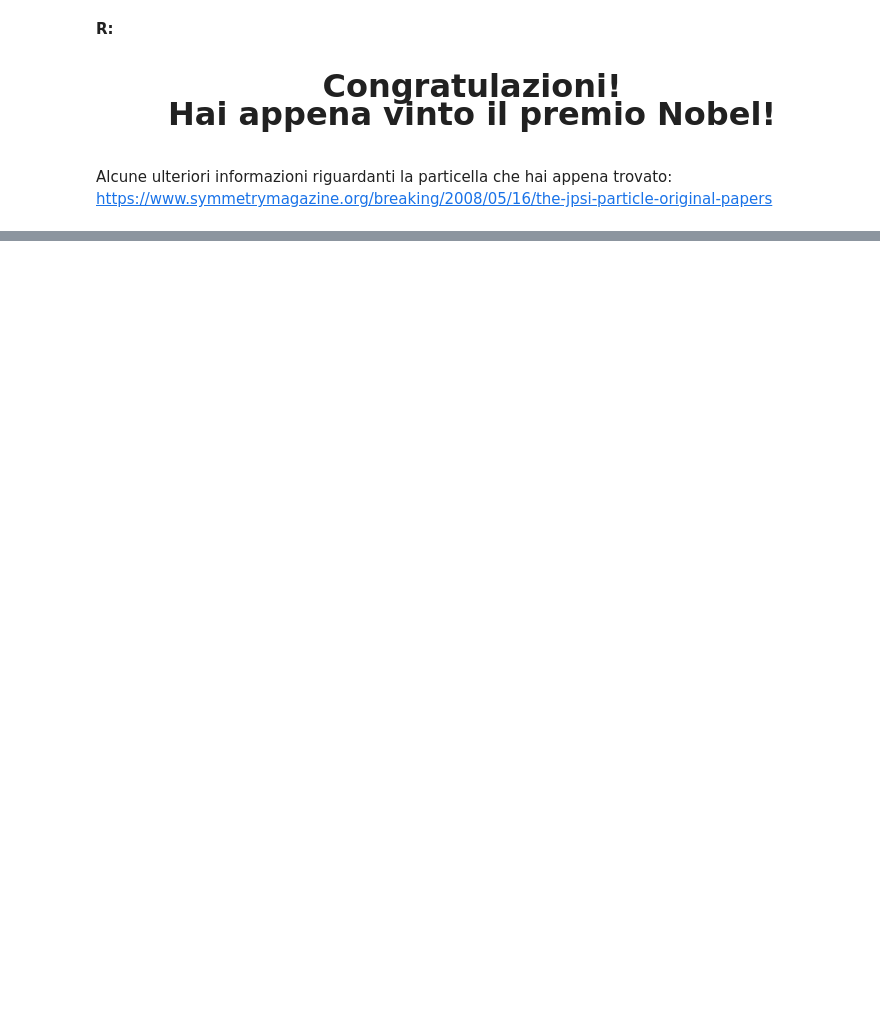
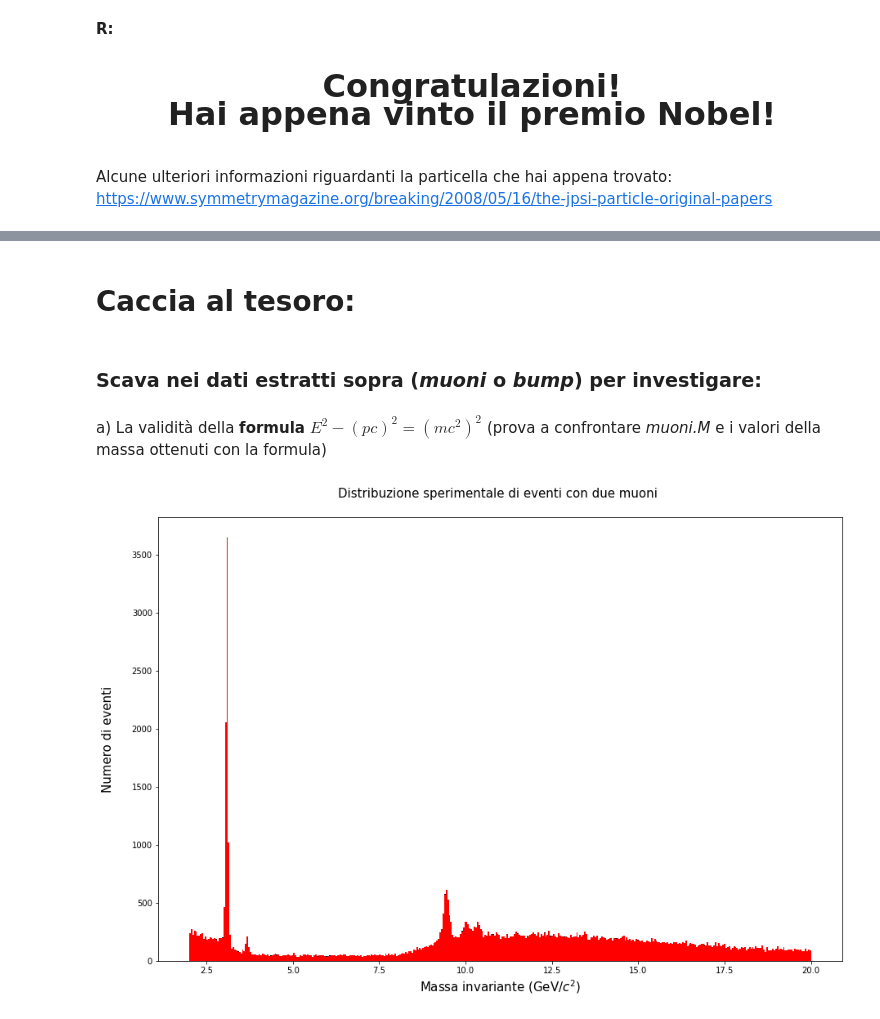
Before and after one commit to Damc2/High-School-Project, a Jupyter notebook: Exercises-with-open-data/DueMuoni in J_Psi.ipynb, the cells around one changed output, grey strips where cells are left out. Cells and saved outputs as stored; diff of their text form; code cells hidden in the pictures; blank space fills up the shorter version.

```diff
--- a/Exercises-with-open-data/DueMuoni in J_Psi.ipynb
+++ b/Exercises-with-open-data/DueMuoni in J_Psi.ipynb
@@ -259,7 +259,7 @@ Esempio:
 # %% [markdown]
 **Task 9.** Usate la cella di codice sottostante per creare un nuovo array di dati, limitatamente ai dati che ci aiuteranno a tracciare un istogramma ingrandito per trovare prove dell'esistenza del J/𝜓.
 # %%
-bump = muoni[(muoni.M >= 2) & (muoni.M <= 4)]
+bump = muoni[(muoni.M >= 0) & (muoni.M <= 100)]
 # %% [markdown]
 <img src="https://i.imgur.com/3fAd0w8.gif?1"
 alt="Coding">
@@ -336,0 +339,20 @@ alt="Brain">
+# %% [markdown]
+# Caccia al tesoro:
+# %% [markdown]
+### Scava nei dati estratti sopra (_muoni_ o _bump_) per investigare:
+# %% [markdown]
+a) La validità della __formula__ $E^2  - (pc)^2 = (mc^2)^2$ (prova a confrontare _muoni.M_ e i valori della massa ottenuti con la formula)
+# %%
+# METODO 1
+fig = plt.figure(figsize=(15, 10))
+
+plt.hist(np.sqrt((bump.E1 + bump.E2)**2 - (bump.px1 + bump.px2 )**2- (bump.py1 + bump.py2 )**2 - (bump.pz1+ bump.pz2 )**2 ), 400, range = (2,20), color='k')
+plt.hist(bump.M , 400, range = (2,20), color='r')
+
+plt.xlabel('Massa invariante (GeV/$c^2$)', fontsize = 15)
+plt.ylabel('Numero di eventi\n', fontsize = 15)
+plt.title('Distribuzione sperimentale di eventi con due muoni \n', fontsize = 15)
+
+plt.show()
+# %% [output]
+[figure, added]
```
Also changed, not shown: parts of 12 cells of this notebook, 1 other file.
